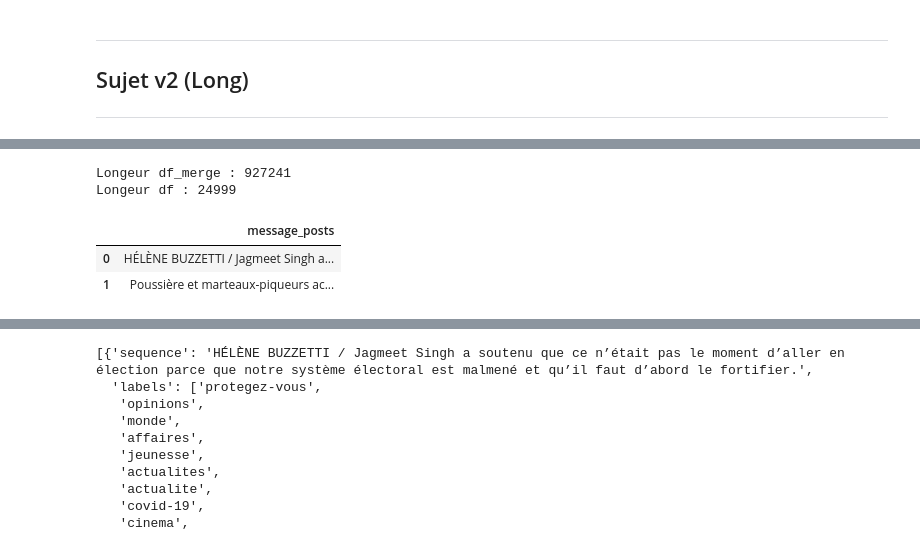
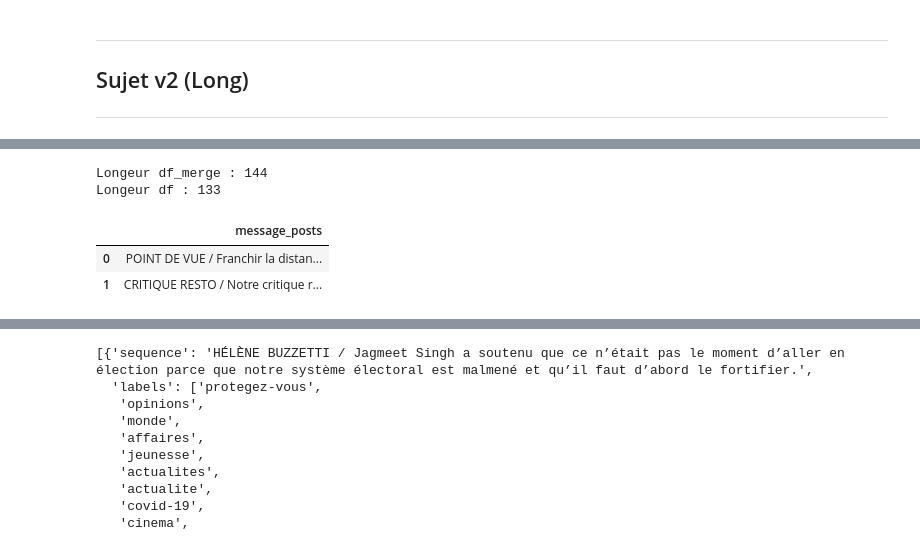
Before and after one commit to caseguin/GLO-7027, a Jupyter notebook: charles_workspace/charles_cleaning.ipynb, the cells around one changed output, grey strips where cells are left out. Cells and saved outputs as stored; diff of their text form; code cells hidden in the pictures.

Commit message:
integrate undersampling before feature engineering

```diff
--- a/charles_workspace/charles_cleaning.ipynb
+++ b/charles_workspace/charles_cleaning.ipynb
@@ -636,3 +636,34 @@ map directly to c-types [inferred_type->mixed,key->block2_values] [items->Index(
 ***
 # %%
 df_merge = pd.read_hdf(cwd + '\\dataframe\\' + 'df_merge.h5')
+# %%
+# Undersampling
+from collections import Counter
+from imblearn.under_sampling import RandomUnderSampler
+
+df_merge['comments_binary'] = np.where(df_merge['comment_count']==0, 0, 1)
+
+col_dep = ["comment_count"]
+col_indep = []
+
+for col in df_merge.columns.tolist():
+    if col != "comment_count" :
+        col_indep.append(col)
+
+X = df_merge[col_indep]
+y = df_merge[col_dep]
+
+def randomUnderSampling(X, y):
+    X = df_merge[col_indep]
+    y = df_merge[col_dep]
+    print('Original dataset shape %s' % Counter(y))
+
+    rus = RandomUnderSampler(random_state=42)
+    X_res, y_res = rus.fit_resample(X, y)
+
+    print('Resampled dataset shape %s' % Counter(y_res))
+    return X_res, y_res
+
+X, y = randomUnderSampling(X, y)
+df = X.reset_index(drop=True)
+df.head(2)
@@ -639,14 +676,14 @@ df_merge = pd.read_hdf(cwd + '\\dataframe\\' + 'df_merge.h5')
 # %%
-print('Longeur df_merge :', len(df_merge))
-df = df_merge[['message_posts']].drop_duplicates().dropna().reset_index(drop=True).copy()
+print('Longeur df_merge :', len(df))
+df = df[['message_posts']].drop_duplicates().dropna().reset_index(drop=True).copy()
 print('Longeur df :', len(df))
 df.head(2)
 # %% [output]
-Longeur df_merge : 927241
-Longeur df : 24999
+Longeur df_merge : 144
+Longeur df : 133
 |  | message_posts |
-| 0 | HÉLÈNE BUZZETTI / Jagmeet Singh a... |
-| 1 | Poussière et marteaux-piqueurs ac... |
+| 0 | POINT DE VUE / Franchir la distan... |
+| 1 | CRITIQUE RESTO / Notre critique r... |
 # %%
 from transformers import pipeline
 classifier = pipeline("zero-shot-classification",
```
Also changed, not shown: parts of 2 cells of this notebook.
